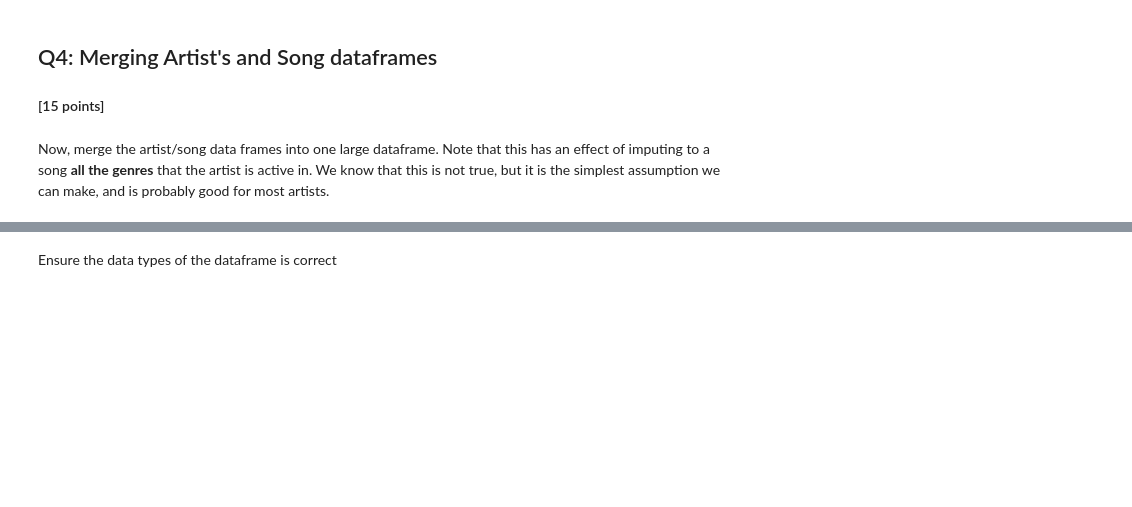
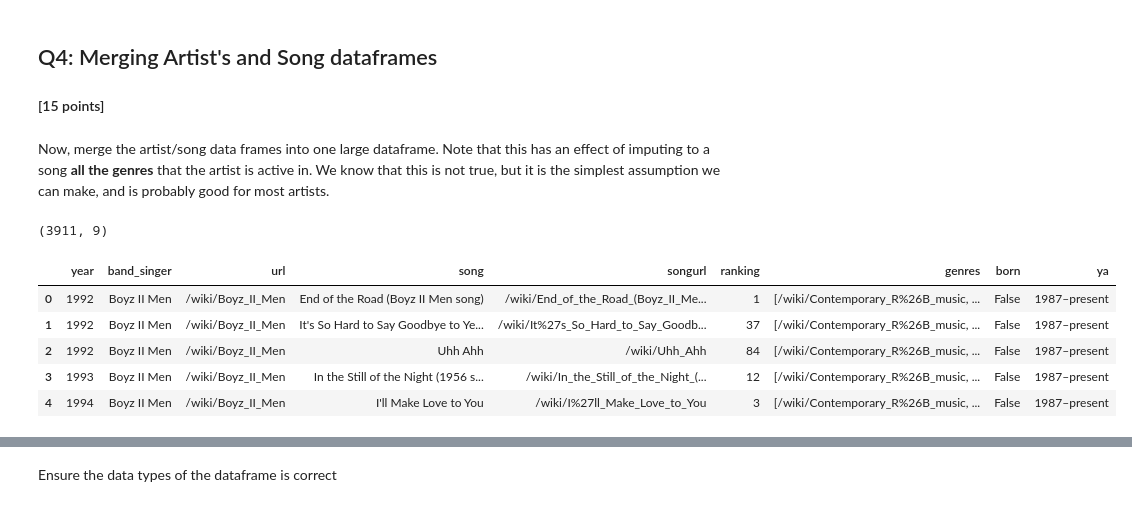
Before and after one commit to PrasannaDK/ml1-hw1, a Jupyter notebook: distribute_HW1.ipynb, the cells around one changed output, grey strips where cells are left out. Cells and saved outputs as stored; diff of their text form; code cells hidden in the pictures; blank space fills up the shorter version.

```diff
--- a/distribute_HW1.ipynb
+++ b/distribute_HW1.ipynb
@@ -567,2 +728,8 @@ The list should look something like this:
+# %%
+#iterating over urlcache and appending singer_band dicts
+singer_band_info_list = []
+
+for url in urlcache:
+  singer_band_info_list.append(singer_band_info(url, urlcache[url]))
 # %%
 #Store the list and delete the variable
@@ -571,7 +738,7 @@ with open("singer_band_info_list.json","w") as fd:
 del singer_band_info_list
 # %%
 #Load the list into a variable
-with open("/content/gdrive/MyDrive/DS-1 /HW-1/singer_band_info.json") as json_file:
+with open("/content/gdrive/MyDrive/singer_band_info.json") as json_file:
     singer_band_info_list = json.load(json_file)
 # %% [markdown]
 Create a dataframe from the list `singer_band_info_list`.
@@ -579,0 +745,6 @@ Create a dataframe from the list `singer_band_info_list`.
+# %%
+#Creating a dataframe from singerband list and taking a look at it
+
+singer_band_df = pd.DataFrame(singer_band_info_list)
+
+singer_band_df.head()
@@ -587,3 +763,19 @@ Now, merge the artist/song data frames into one large dataframe. Note that this
+# %%
+#joining artists and song dfs and printing the shape
+large_df = pd.merge(flatframe,singer_band_df,on='url',how='outer')
+large_df.shape
+# %% [output]
+(3911, 9)
+# %%
+# taking a look at large_df
+large_df.head()
+# %% [output]
+|  | year | band_singer | url | song | songurl | ranking | genres | born | ya |
+| 0 | 1992 | Boyz II Men | /wiki/Boyz_II_Men | End of the Road (Boyz II Men song) | /wiki/End_of_the_Road_(Boyz_II_Me... | 1 | [/wiki/Contemporary_R%26B_music, ... | False | 1987–present |
+| 1 | 1992 | Boyz II Men | /wiki/Boyz_II_Men | It's So Hard to Say Goodbye to Ye... | /wiki/It%27s_So_Hard_to_Say_Goodb... | 37 | [/wiki/Contemporary_R%26B_music, ... | False | 1987–present |
+| 2 | 1992 | Boyz II Men | /wiki/Boyz_II_Men | Uhh Ahh | /wiki/Uhh_Ahh | 84 | [/wiki/Contemporary_R%26B_music, ... | False | 1987–present |
+| 3 | 1993 | Boyz II Men | /wiki/Boyz_II_Men | In the Still of the Night (1956 s... | /wiki/In_the_Still_of_the_Night_(... | 12 | [/wiki/Contemporary_R%26B_music, ... | False | 1987–present |
+| 4 | 1994 | Boyz II Men | /wiki/Boyz_II_Men | I'll Make Love to You | /wiki/I%27ll_Make_Love_to_You | 3 | [/wiki/Contemporary_R%26B_music, ... | False | 1987–present |
 # %% [markdown]
 Update the dataframe by adding a column for each genre with 1-0 encoding for each row. This means, we want columns like "/wiki/Alternative_Rock", "/wiki/Acid_jazz", where if an artist is in that genre, the dataframe cell has a 1. Otherwise, it has a 0.
 
```
Also changed, not shown: parts of 87 cells of this notebook.
